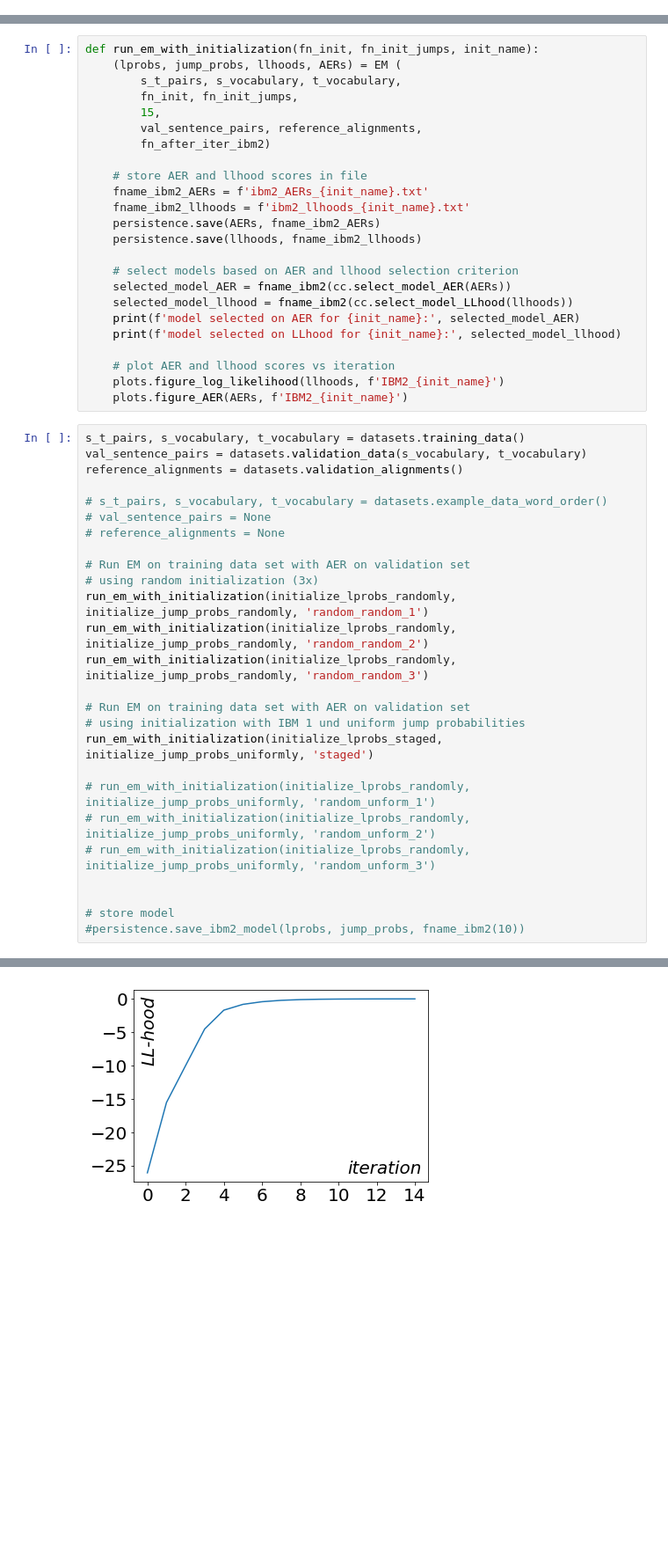
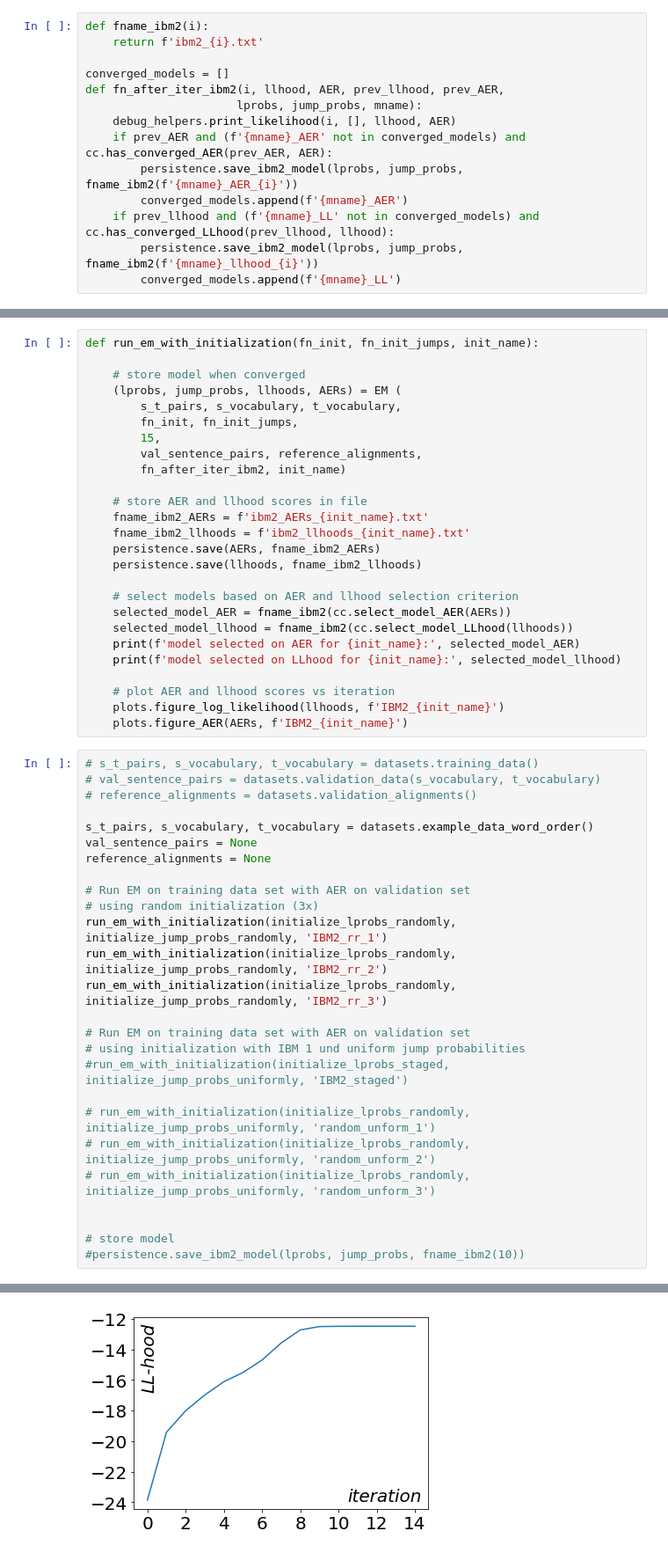
Before and after one commit to maartje/NLP2-Project1, a Jupyter notebook: Notebook_IBM2.ipynb, the cells around one changed output, grey strips where cells are left out. Shown at 88% size. Saved outputs shown, nothing was run; the diff lists cells and outputs as text; blank space fills up the shorter version.

Commit message:
save converged model during iteration run

```diff
--- a/Notebook_IBM2.ipynb
+++ b/Notebook_IBM2.ipynb
@@ -302,3 +298,17 @@ def fn_after_iter_ibm2(i, lprobs, log_likelihood, AER, jump_probs):
+# %%
+def fname_ibm2(i):
+    return f'ibm2_{i}.txt'
+
+converged_models = []
+def fn_after_iter_ibm2(i, llhood, AER, prev_llhood, prev_AER,
+                      lprobs, jump_probs, mname):
+    debug_helpers.print_likelihood(i, [], llhood, AER)
+    if prev_AER and (f'{mname}_AER' not in converged_models) and cc.has_converged_AER(prev_AER, AER):
+        persistence.save_ibm2_model(lprobs, jump_probs, fname_ibm2(f'{mname}_AER_{i}'))
+        converged_models.append(f'{mname}_AER')
+    if prev_llhood and (f'{mname}_LL' not in converged_models) and cc.has_converged_LLhood(prev_llhood, llhood):
+        persistence.save_ibm2_model(lprobs, jump_probs, fname_ibm2(f'{mname}_llhood_{i}'))
+        converged_models.append(f'{mname}_LL')
 # %%
 # Run EM on training data set with AER on validation set
 # *** uniform initialization
@@ -333,12 +343,14 @@ persistence.save(llhoods, fname_ibm2_llhoods)
 #persistence.save_ibm2_model(lprobs, jump_probs, fname_ibm2(10))
 # %%
 def run_em_with_initialization(fn_init, fn_init_jumps, init_name):
+
+    # store model when converged
     (lprobs, jump_probs, llhoods, AERs) = EM (
         s_t_pairs, s_vocabulary, t_vocabulary,
         fn_init, fn_init_jumps,
         15,
         val_sentence_pairs, reference_alignments,
-        fn_after_iter_ibm2)
+        fn_after_iter_ibm2, init_name)
 
     # store AER and llhood scores in file
     fname_ibm2_AERs = f'ibm2_AERs_{init_name}.txt'
@@ -356,23 +368,23 @@ def run_em_with_initialization(fn_init, fn_init_jumps, init_name):
     plots.figure_log_likelihood(llhoods, f'IBM2_{init_name}')
     plots.figure_AER(AERs, f'IBM2_{init_name}')
 # %%
-s_t_pairs, s_vocabulary, t_vocabulary = datasets.training_data()
-val_sentence_pairs = datasets.validation_data(s_vocabulary, t_vocabulary)
-reference_alignments = datasets.validation_alignments()
+# s_t_pairs, s_vocabulary, t_vocabulary = datasets.training_data()
+# val_sentence_pairs = datasets.validation_data(s_vocabulary, t_vocabulary)
+# reference_alignments = datasets.validation_alignments()
 
-# s_t_pairs, s_vocabulary, t_vocabulary = datasets.example_data_word_order()
-# val_sentence_pairs = None
-# reference_alignments = None
+s_t_pairs, s_vocabulary, t_vocabulary = datasets.example_data_word_order()
+val_sentence_pairs = None
+reference_alignments = None
 
 # Run EM on training data set with AER on validation set
 # using random initialization (3x)
-run_em_with_initialization(initialize_lprobs_randomly, initialize_jump_probs_randomly, 'random_random_1')
-run_em_with_initialization(initialize_lprobs_randomly, initialize_jump_probs_randomly, 'random_random_2')
-run_em_with_initialization(initialize_lprobs_randomly, initialize_jump_probs_randomly, 'random_random_3')
+run_em_with_initialization(initialize_lprobs_randomly, initialize_jump_probs_randomly, 'IBM2_rr_1')
+run_em_with_initialization(initialize_lprobs_randomly, initialize_jump_probs_randomly, 'IBM2_rr_2')
+run_em_with_initialization(initialize_lprobs_randomly, initialize_jump_probs_randomly, 'IBM2_rr_3')
 
 # Run EM on training data set with AER on validation set
 # using initialization with IBM 1 und uniform jump probabilities
-run_em_with_initialization(initialize_lprobs_staged, initialize_jump_probs_uniformly, 'staged')
+#run_em_with_initialization(initialize_lprobs_staged, initialize_jump_probs_uniformly, 'IBM2_staged')
 
 # run_em_with_initialization(initialize_lprobs_randomly, initialize_jump_probs_uniformly, 'random_unform_1')
 # run_em_with_initialization(initialize_lprobs_randomly, initialize_jump_probs_uniformly, 'random_unform_2')
@@ -443,2 +455,2 @@ model selected on LLhood for random_random_3: ibm2_iter_None.txt
-[figure, old version]
+[figure, new version]
 [figure]
```
Also changed, not shown: parts of 5 cells of this notebook.
